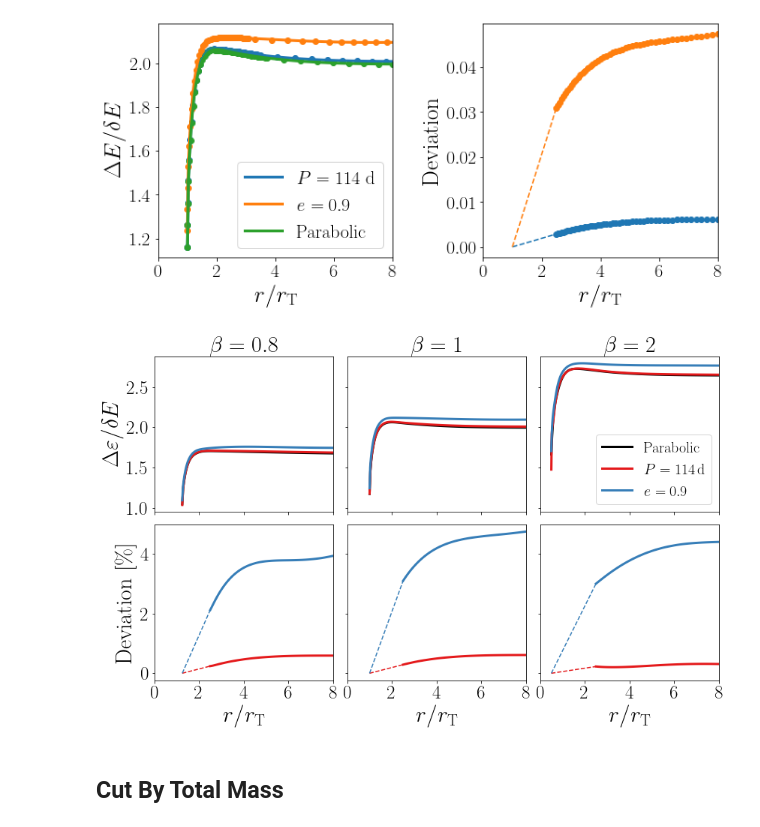
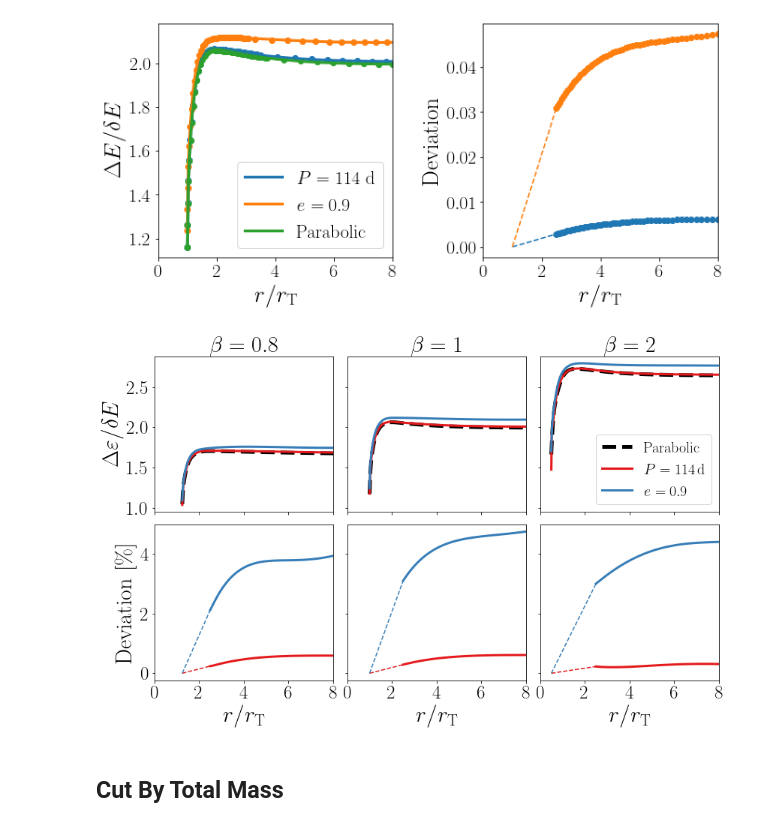
Before and after one commit to slowdivePTG/ASASSN-14ko, a Jupyter notebook: Visualization/Energy Dispersion.ipynb, the cells around one changed output. Drawn from its saved outputs; the diff is of its cells as text; code cells hidden in the pictures.

Commit message:
Paper: figure 2 linestyle

```diff
--- a/Visualization/Energy Dispersion.ipynb
+++ b/Visualization/Energy Dispersion.ipynb
@@ -56,13 +56,27 @@ def bin_after(raw, dis, bins=10):
     xout = np.append(x[x < dis], xafter) * u.Rsun / u.cm
     return {'x': xout.in_cgs(), 'y': 10**np.append(y[x < dis], yafter)}
 # %%
-def smooth_evol(raw, ax, label, lens=65, lower=-1, s=1e-4, rp=1, color=None):
+def smooth_evol(raw,
+                ax,
+                label,
+                lens=65,
+                lower=-1,
+                s=1e-4,
+                rp=1,
+                color=None,
+                linewidth=3,
+                linestyle=None):
     x = (raw['x'][lower:] * u.cm).in_units('Rsun').v
     y = np.log10(raw['y'][lower:])
     spl = splrep(x, y, s=s, k=5)
     x1 = np.logspace(np.log10(x[0]), np.log10(x[-1]), 100)
     y1 = 10**splev(x1, spl)
-    ax.plot(x1 / rp, y1, label=label, color=color, linewidth=3)
+    ax.plot(x1 / rp,
+            y1,
+            label=label,
+            color=color,
+            linewidth=linewidth,
+            linestyle=linestyle)
     return spl, x[0], x[-1]
 
 
@@ -275,7 +289,13 @@ lower = [0, 0, 0]
 rpmin = 2.5
 rpmax = 8
 
-f, ax = plt.subplots(2, 3, figsize=(12, 8), sharex=True, sharey='row', )
+f, ax = plt.subplots(
+    2,
+    3,
+    figsize=(12, 8),
+    sharex=True,
+    sharey='row',
+)
 ax = ax.flatten()
 
 titles = [r'$\beta=0.8$', r'$\beta=1$', r'$\beta=2$']
@@ -293,7 +313,9 @@ for k in range(3):
                                    lower=lower[0],
                                    s=1e-4,
                                    rp=rT,
-                                   color=col[0])
+                                   color=col[0],
+                                   linestyle='--',
+                                   linewidth=5)
 
     bin114 = bin_after(raw114, dis=5 * rT, bins=10)
     #ax[k].scatter((raw114['x'] / rT).in_cgs(), raw114['y'], color=col[0])
@@ -316,7 +338,6 @@ for k in range(3):
                                      s=2e-5,
                                      rp=rT,
                                      color=col[2])
-
 
     r = np.array([rp1, rpmin * rT])
     ax[k + 3].plot(
@@ -327,35 +348,35 @@ for k in range(3):
         r / rT, [0, (1 - 10**(splev(r[1], spl1) - splev(r[1], spl3))) * 100],
         linestyle='--',
         color=col[2])
 
     r1 = np.logspace(np.log10(rpmin * rT), np.log10(rpmax * rT), 50)
     ax[k + 3].plot(r1 / rT,
                    (1 - 10**(splev(r1, spl1) - splev(r1, spl2))) * 100,
                    color=col[1],
                    linewidth=3)
     r2 = np.logspace(np.log10(rpmin * rT), np.log10(rpmax * rT), 50)
     ax[k + 3].plot(r2 / rT,
                    (1 - 10**(splev(r2, spl1) - splev(r2, spl3))) * 100,
                    color=col[2],
                    linewidth=3)
 
     ax[k].set_xlim(0, rpmax)
     ax[k].set_xticks([0, 2, 4, 6, 8])
     ax[k].set_title(titles[k], fontsize=30)
     ax[k].tick_params(labelsize=25)
     ax[k + 3].tick_params(labelsize=25)
 
     ax[k + 3].set_xlabel(r'$r/r_\mathrm{T}$', fontsize=30)
 
-ax[2].legend(prop={'size':20})
+ax[2].legend(prop={'size': 20})
 ax[0].set_ylabel(r'$\Delta \varepsilon/\delta E$', fontsize=30)
 ax[3].set_ylabel(r'$\mathrm{Deviation}\ [\%]$', fontsize=30)
 f.tight_layout()
 f.subplots_adjust(wspace=0.08, hspace=0.08)
 
 plt.savefig('dEde.pdf', bbox_inches='tight')
 # %% [output]
-[figure, old version]
+[figure, new version]
 # %% [markdown]
 ## Cut By Total Mass
 # %%
```
